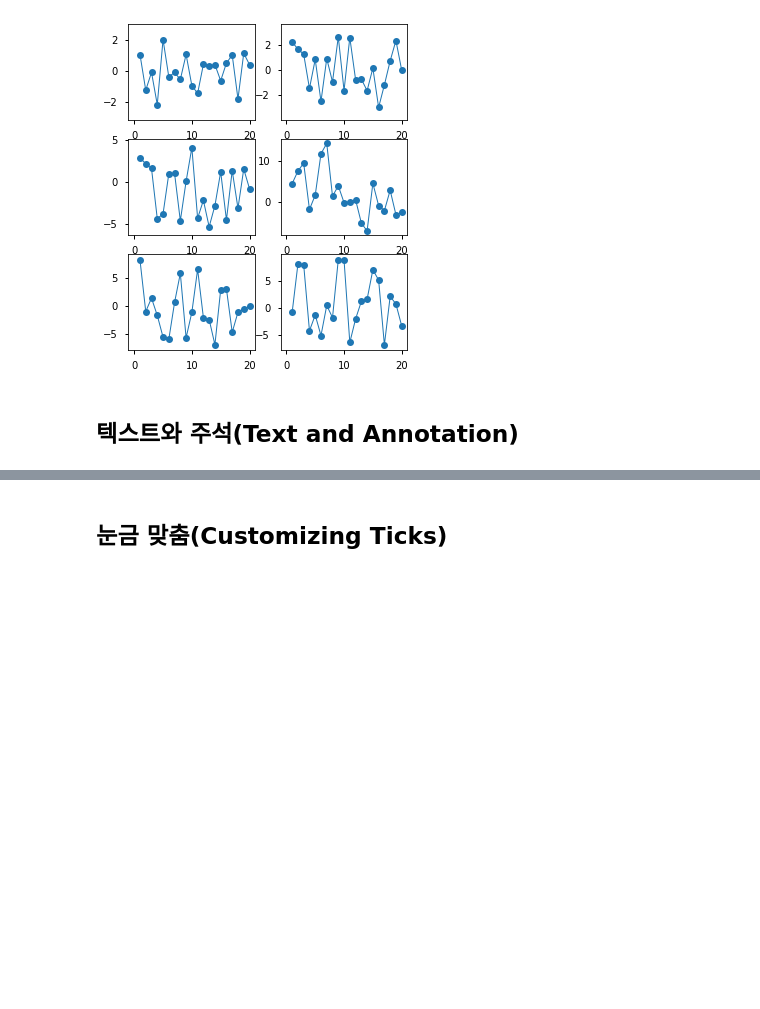
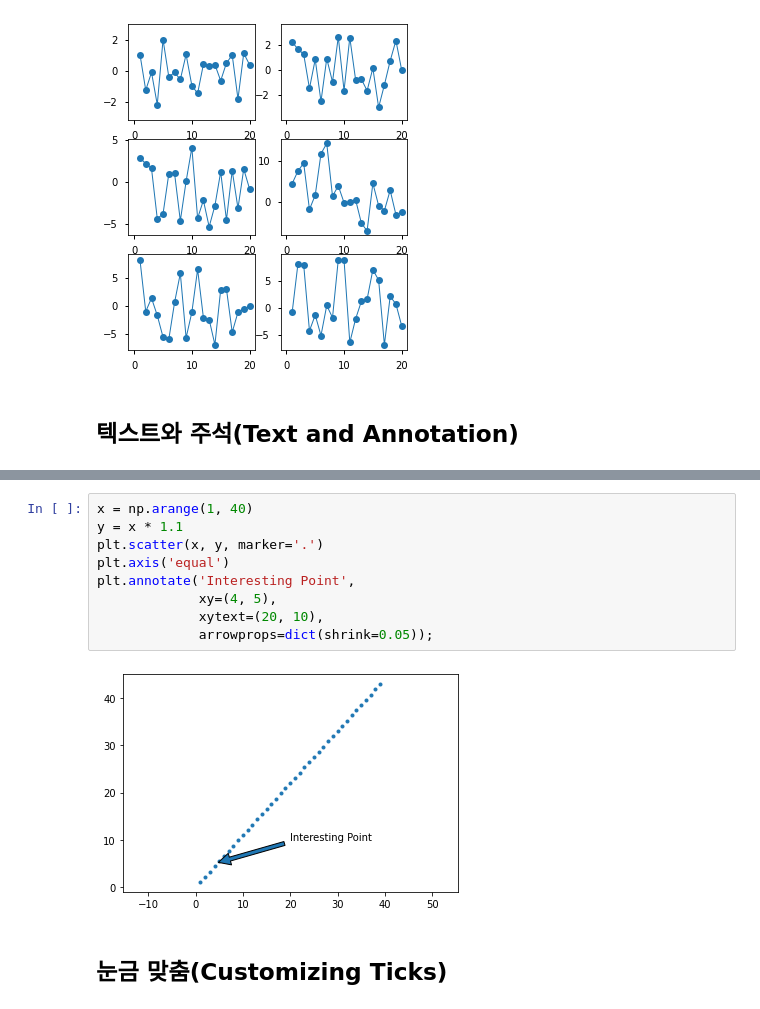
Before and after one commit to mkbahk/MatplotlibLearning, a Jupyter notebook: _Matplotlib_한번에_제대로_배우기.ipynb, the cells around one changed output, grey strips where cells are left out. Drawn from its saved outputs; the diff is of its cells as text; blank space fills up the shorter version.

```diff
--- a/_Matplotlib_한번에_제대로_배우기.ipynb
+++ b/_Matplotlib_한번에_제대로_배우기.ipynb
@@ -367,3 +384,14 @@ for c in columns:
+# %%
+x = np.arange(1, 40)
+y = x * 1.1
+plt.scatter(x, y, marker='.')
+plt.axis('equal')
+plt.annotate('Interesting Point',
+             xy=(4, 5),
+             xytext=(20, 10),
+             arrowprops=dict(shrink=0.05));
+# %% [output]
+[figure, added]
 # %% [markdown]
 ## 눈금 맞춤(Customizing Ticks)
 # %% [markdown]
```
Also changed, not shown: parts of 2 cells of this notebook.
